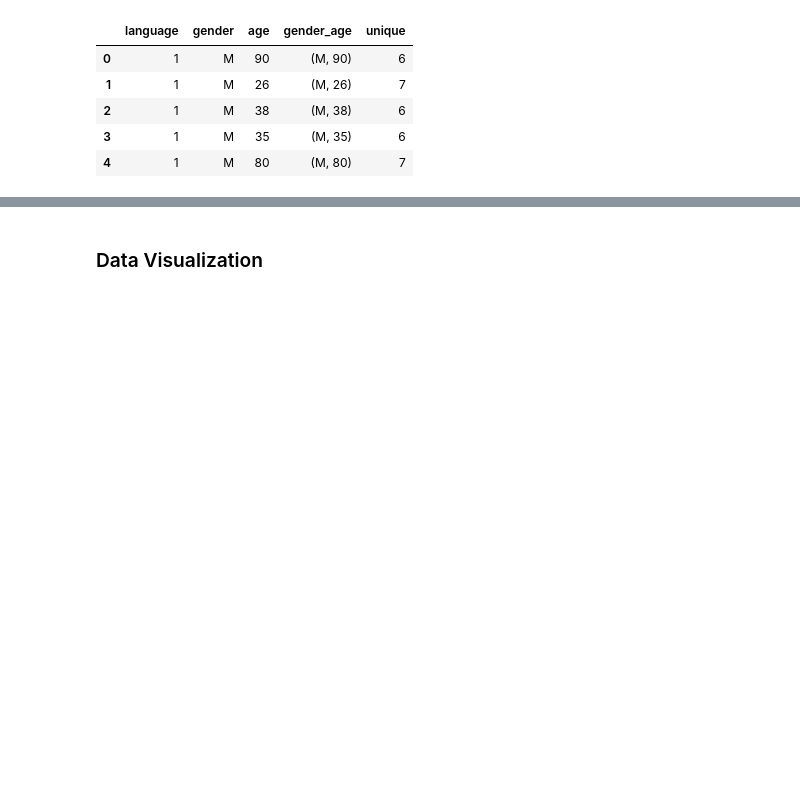
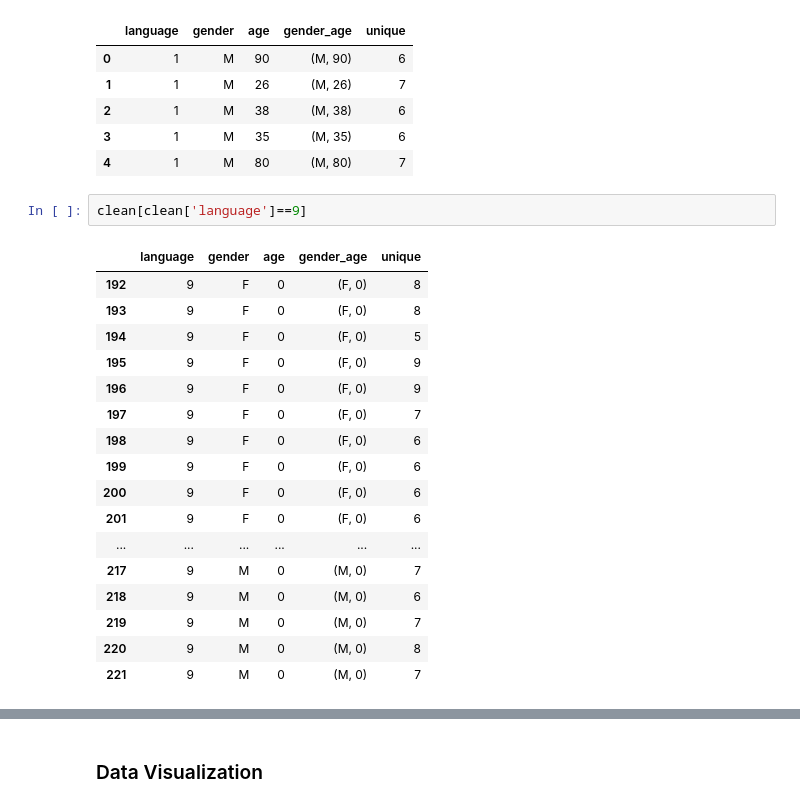
Before and after one commit to afnanrahman/Age-and-Gender-influence-on-colour-naming, a Jupyter notebook: wcs_demo_notebook-condensed.ipynb, the cells around one changed output, grey strips where cells are left out. Drawn from its saved outputs; the diff is of its cells as text; blank space fills up the shorter version.

```diff
--- a/wcs_demo_notebook-condensed.ipynb
+++ b/wcs_demo_notebook-condensed.ipynb
@@ -186,3 +182,23 @@ clean.head(5)
 | 2 | 1 | M | 38 | (M, 38) | 6 |
 | 3 | 1 | M | 35 | (M, 35) | 6 |
 | 4 | 1 | M | 80 | (M, 80) | 7 |
+# %%
+clean[clean['language']==9]
+# %% [output]
+|  | language | gender | age | gender_age | unique |
+| 192 | 9 | F | 0 | (F, 0) | 8 |
+| 193 | 9 | F | 0 | (F, 0) | 8 |
+| 194 | 9 | F | 0 | (F, 0) | 5 |
+| 195 | 9 | F | 0 | (F, 0) | 9 |
+| 196 | 9 | F | 0 | (F, 0) | 9 |
+| 197 | 9 | F | 0 | (F, 0) | 7 |
+| 198 | 9 | F | 0 | (F, 0) | 6 |
+| 199 | 9 | F | 0 | (F, 0) | 6 |
+| 200 | 9 | F | 0 | (F, 0) | 6 |
+| 201 | 9 | F | 0 | (F, 0) | 6 |
+| ... | ... | ... | ... | ... | ... |
+| 217 | 9 | M | 0 | (M, 0) | 7 |
+| 218 | 9 | M | 0 | (M, 0) | 6 |
+| 219 | 9 | M | 0 | (M, 0) | 7 |
+| 220 | 9 | M | 0 | (M, 0) | 8 |
+| 221 | 9 | M | 0 | (M, 0) | 7 |
```
Also changed, not shown: parts of 18 cells of this notebook.
